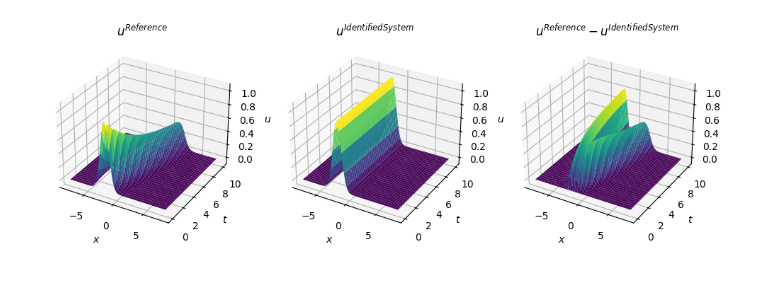
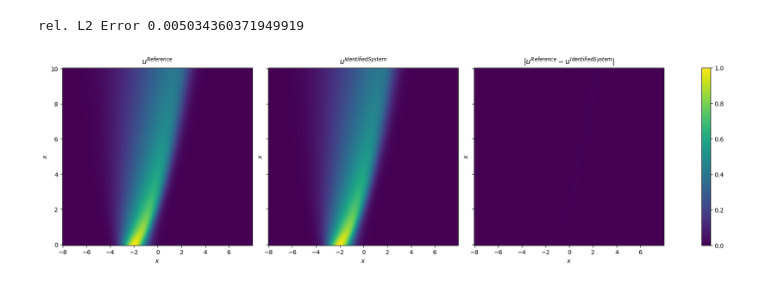
Before and after one commit to benedict-armstrong/PDEFind-Reconstructing-PDEs-from-data, a Jupyter notebook: pde1.ipynb, the cells around one changed output. Drawn from its saved outputs; the diff is of its cells as text; code cells hidden in the pictures.

```diff
--- a/pde1.ipynb
+++ b/pde1.ipynb
@@ -15,3 +13,3 @@ vars = (["x", "t"], ["u"])
 # %%
-pdefind = PDEFind(data, vars, lib_size=3)
+pdefind = PDEFind(u, x, t, lib_size=3)
 # %%
@@ -40,2 +33,2 @@ include_terms = pdefind.non_zero_terms(coef)
 # %%
-sol, time_steps = pdefind.solve_pde(u[:, 0], include_terms=include_terms, coefs=[coef])
+sol = pdefind.solve_pde(u[:, 0], t[0])
@@ -48,4 +35,12 @@ plot_2d(sol, data)
-# %%
-plot_3d(sol, data)
-# %% [output]
-[figure, removed]
+# %%
+error = pdefind.verify_pde_rel_l2()
+
+print(f"rel. L2 Error {error}")
+# %% [output]
+rel. L2 Error 0.005034360371949919
+# %%
+ref_sol = np.stack([x, t, u], axis=-1)
+sol_plot = np.expand_dims(sol, axis=2)
+plot_2d(sol_plot, ref_sol)
+# %% [output]
+[figure, added]
```
Also changed, not shown: parts of 9 cells of this notebook, 4 other files.
